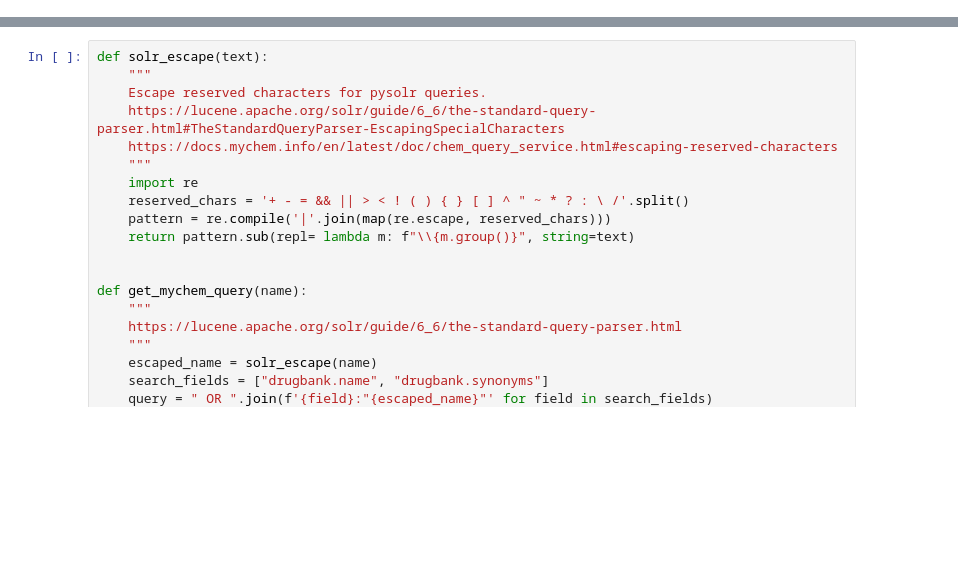
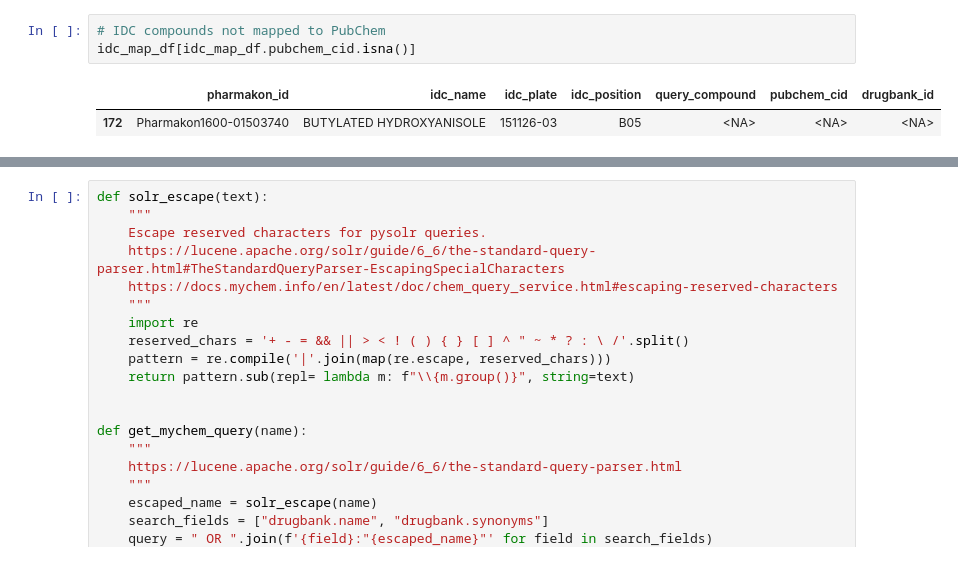
Before and after one commit to greenelab/circadian-clock-modulators, a Jupyter notebook: 11.map-compounds.ipynb, the cells around one changed output, grey strips where cells are left out. Drawn from its saved outputs; the diff is of its cells as text; blank space fills up the shorter version.

```diff
--- a/11.map-compounds.ipynb
+++ b/11.map-compounds.ipynb
@@ -21,0 +111,6 @@ idc_df.head(2)
+# %%
+# IDC compounds not mapped to PubChem
+idc_map_df[idc_map_df.pubchem_cid.isna()]
+# %% [output]
+|  | pharmakon_id | idc_name | idc_plate | idc_position | query_compound | pubchem_cid | drugbank_id |
+| 172 | Pharmakon1600-01503740 | BUTYLATED HYDROXYANISOLE | 151126-03 | B05 | <NA> | <NA> | <NA> |
```
Also changed, not shown: parts of 12 cells of this notebook, 1 other file.
